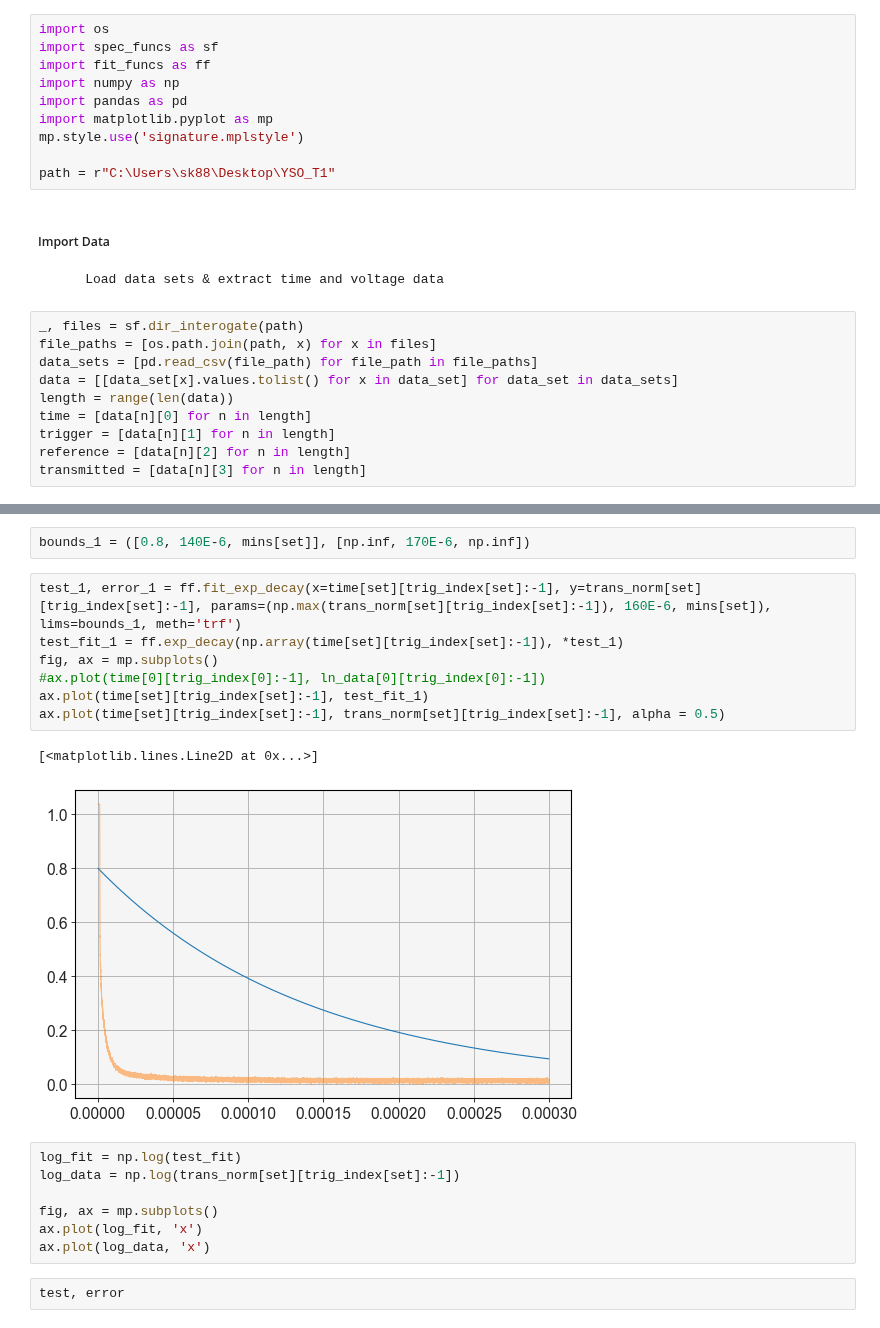
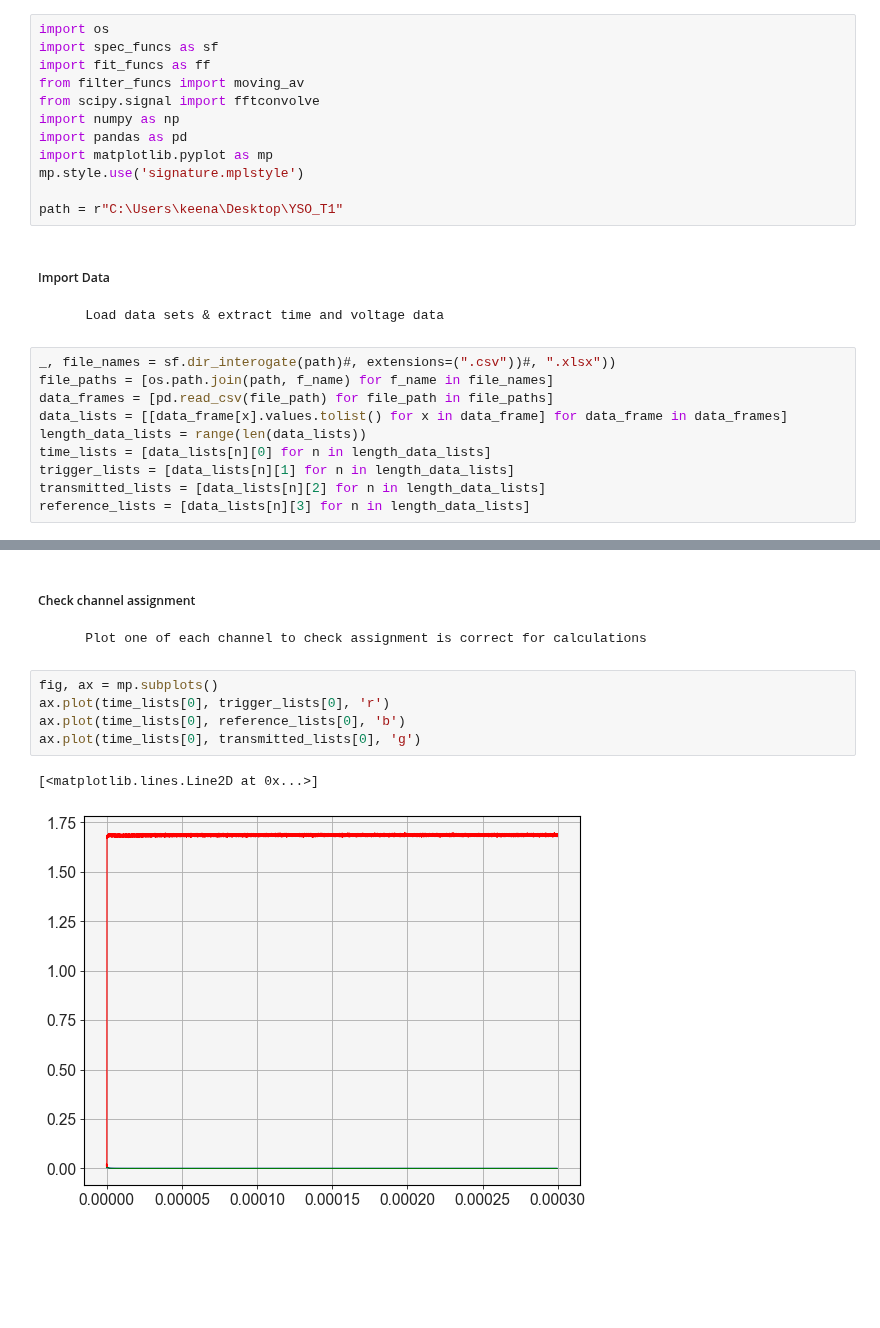
Before and after one commit to SMK-UK/Spectroscopy, a Jupyter notebook: T1_Analysis.ipynb, the cells around one changed output, grey strips where cells are left out. Saved outputs shown, nothing was run; the diff lists cells and outputs as text; blank space fills up the shorter version.

```diff
--- a/T1_Analysis.ipynb
+++ b/T1_Analysis.ipynb
@@ -9,24 +9,26 @@
 import os
 import spec_funcs as sf
 import fit_funcs as ff
+from filter_funcs import moving_av
+from scipy.signal import fftconvolve
 import numpy as np
 import pandas as pd
 import matplotlib.pyplot as mp
 mp.style.use('signature.mplstyle')
 
-path = r"C:\Users\sk88\Desktop\YSO_T1"
+path = r"C:\Users\keena\Desktop\YSO_T1"
 # %% [markdown]
 
 ##### Import Data
 
         Load data sets & extract time and voltage data
 # %%
-_, files = sf.dir_interogate(path)
-file_paths = [os.path.join(path, x) for x in files]
-data_sets = [pd.read_csv(file_path) for file_path in file_paths]
-data = [[data_set[x].values.tolist() for x in data_set] for data_set in data_sets]
-length = range(len(data))
-time = [data[n][0] for n in length]
-trigger = [data[n][1] for n in length]
-reference = [data[n][2] for n in length]
-transmitted = [data[n][3] for n in length]
+_, file_names = sf.dir_interogate(path)#, extensions=(".csv"))#, ".xlsx"))
+file_paths = [os.path.join(path, f_name) for f_name in file_names]
+data_frames = [pd.read_csv(file_path) for file_path in file_paths]
+data_lists = [[data_frame[x].values.tolist() for x in data_frame] for data_frame in data_frames]
+length_data_lists = range(len(data_lists))
+time_lists = [data_lists[n][0] for n in length_data_lists]
+trigger_lists = [data_lists[n][1] for n in length_data_lists]
+transmitted_lists = [data_lists[n][2] for n in length_data_lists]
+reference_lists = [data_lists[n][3] for n in length_data_lists]
@@ -60,21 +35,13 @@ ax.plot(time[set][trig_index[set]:-1], trans_norm[set][trig_index[set]:-1], alph
-# %%
-bounds_1 = ([0.8, 140E-6, mins[set]], [np.inf, 170E-6, np.inf])
-# %%
-test_1, error_1 = ff.fit_exp_decay(x=time[set][trig_index[set]:-1], y=trans_norm[set][trig_index[set]:-1], params=(np.max(trans_norm[set][trig_index[set]:-1]), 160E-6, mins[set]), lims=bounds_1, meth='trf')
-test_fit_1 = ff.exp_decay(np.array(time[set][trig_index[set]:-1]), *test_1)
-fig, ax = mp.subplots()
-#ax.plot(time[0][trig_index[0]:-1], ln_data[0][trig_index[0]:-1])
-ax.plot(time[set][trig_index[set]:-1], test_fit_1)
-ax.plot(time[set][trig_index[set]:-1], trans_norm[set][trig_index[set]:-1], alpha = 0.5)
-# %% [output]
-[<matplotlib.lines.Line2D at 0x...>]
-[figure, removed]
-# %%
-log_fit = np.log(test_fit)
-log_data = np.log(trans_norm[set][trig_index[set]:-1])
-
-fig, ax = mp.subplots()
-ax.plot(log_fit, 'x')
-ax.plot(log_data, 'x')
-# %%
-test, error
+# %% [markdown]
+
+##### Check channel assignment
+
+        Plot one of each channel to check assignment is correct for calculations
+# %%
+fig, ax = mp.subplots()
+ax.plot(time_lists[0], trigger_lists[0], 'r')
+ax.plot(time_lists[0], reference_lists[0], 'b')
+ax.plot(time_lists[0], transmitted_lists[0], 'g')
+# %% [output]
+[<matplotlib.lines.Line2D at 0x...>]
+[figure, added]
```
Also changed, not shown: parts of 15 cells of this notebook, 35 other files.
